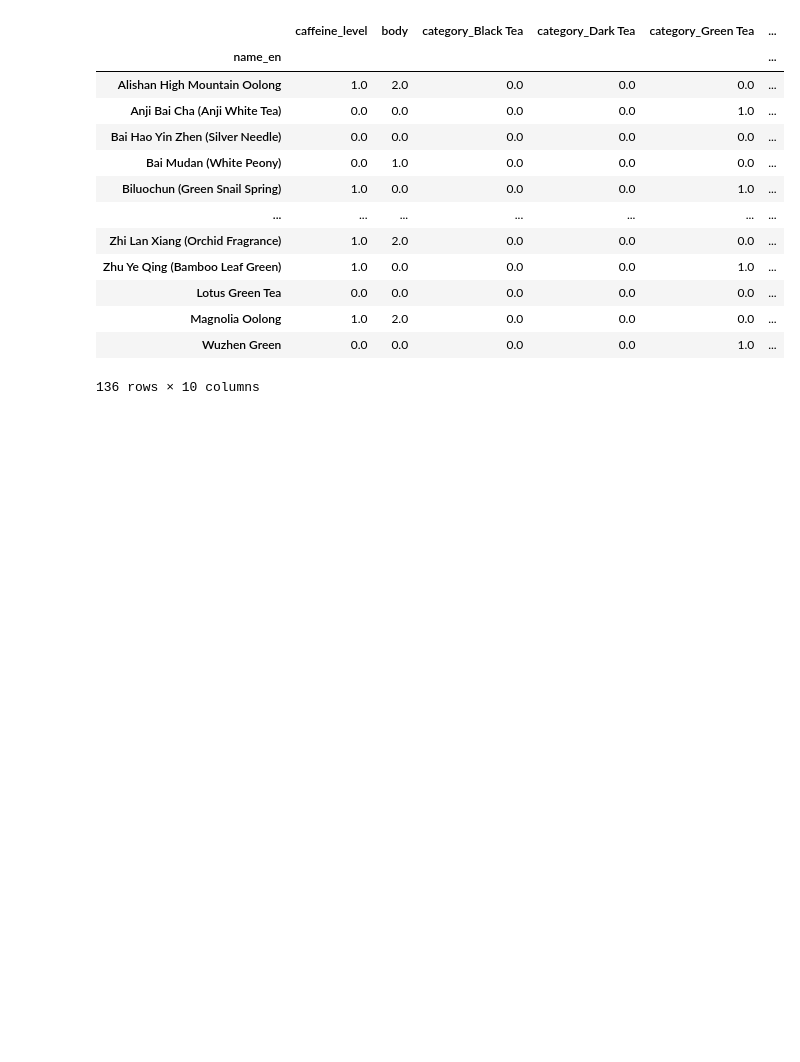
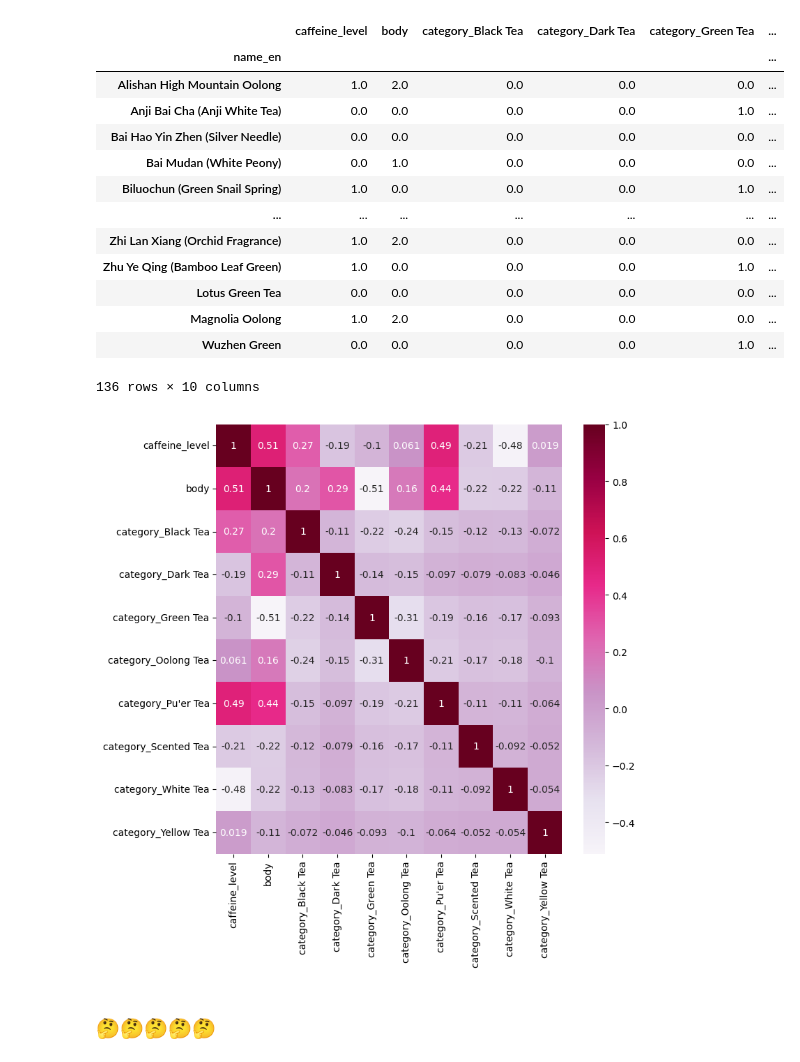
Before and after one commit to kanonyonezu/tea-app, a Jupyter notebook: teadata.ipynb, the cells around one changed output. Saved outputs shown, nothing was run; the diff lists cells and outputs as text; code cells hidden in the pictures; blank space fills up the shorter version.

```diff
--- a/teadata.ipynb
+++ b/teadata.ipynb
@@ -179,3 +186,11 @@ df_pca
 | Magnolia Oolong | 1.0 | 2.0 | 0.0 | 0.0 | 0.0 | ... |
 | Wuzhen Green | 0.0 | 0.0 | 0.0 | 0.0 | 1.0 | ... |
 136 rows × 10 columns
+# %%
+plt.figure(figsize=(8,8))
+sns.heatmap(df_pca.corr(),
+            annot=True,
+            annot_kws={'fontsize':10},
+            cmap='PuRd');
+# %% [output]
+[figure, added]
@@ -181,0 +205,2 @@ df_pca
+# %% [markdown]
+### 🤔🤔🤔🤔🤔
```
Also changed, not shown: parts of 22 cells of this notebook.
